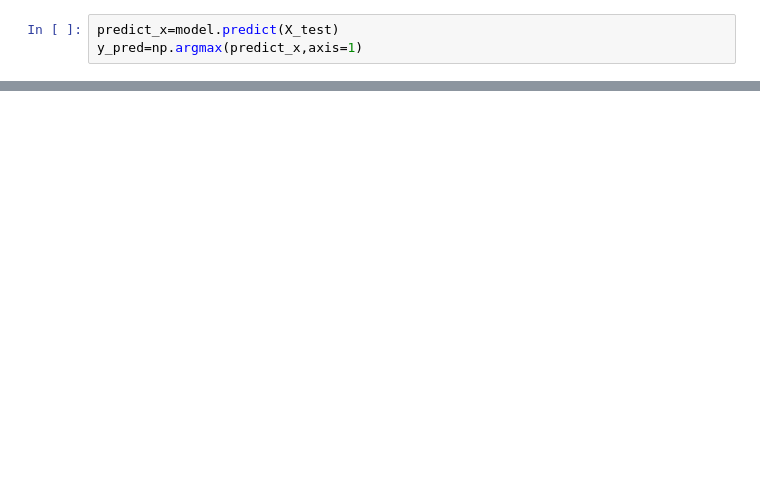
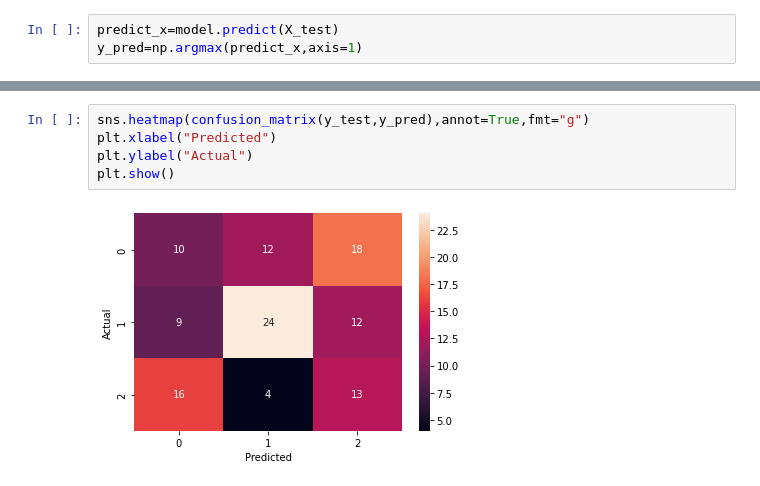
Before and after one commit to ModithaSubasinghe/Emotion-Based-Song-Suggesting-Player, a Jupyter notebook: Model/CreateModel.ipynb, the cells around one changed output, grey strips where cells are left out. Drawn from its saved outputs; the diff is of its cells as text; blank space fills up the shorter version.

```diff
--- a/Model/CreateModel.ipynb
+++ b/Model/CreateModel.ipynb
@@ -122,0 +253,7 @@ joblib.dump(scaler, scaler_filename)
+# %%
+sns.heatmap(confusion_matrix(y_test,y_pred),annot=True,fmt="g")
+plt.xlabel("Predicted")
+plt.ylabel("Actual")
+plt.show()
+# %% [output]
+[figure, added]
```
Also changed, not shown: parts of 31 cells of this notebook, 4 other files.
